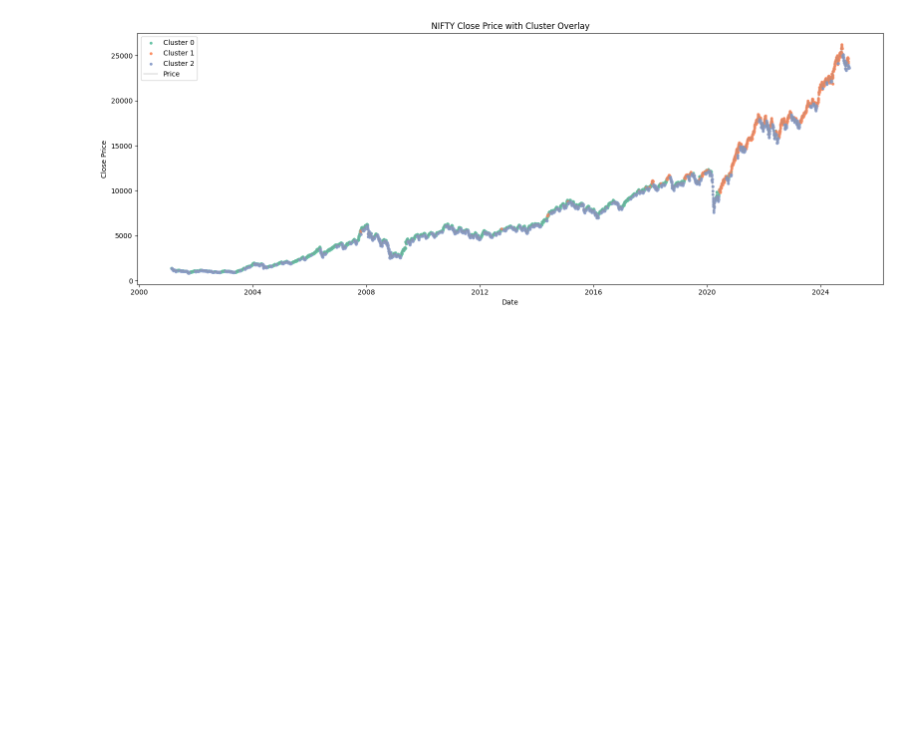
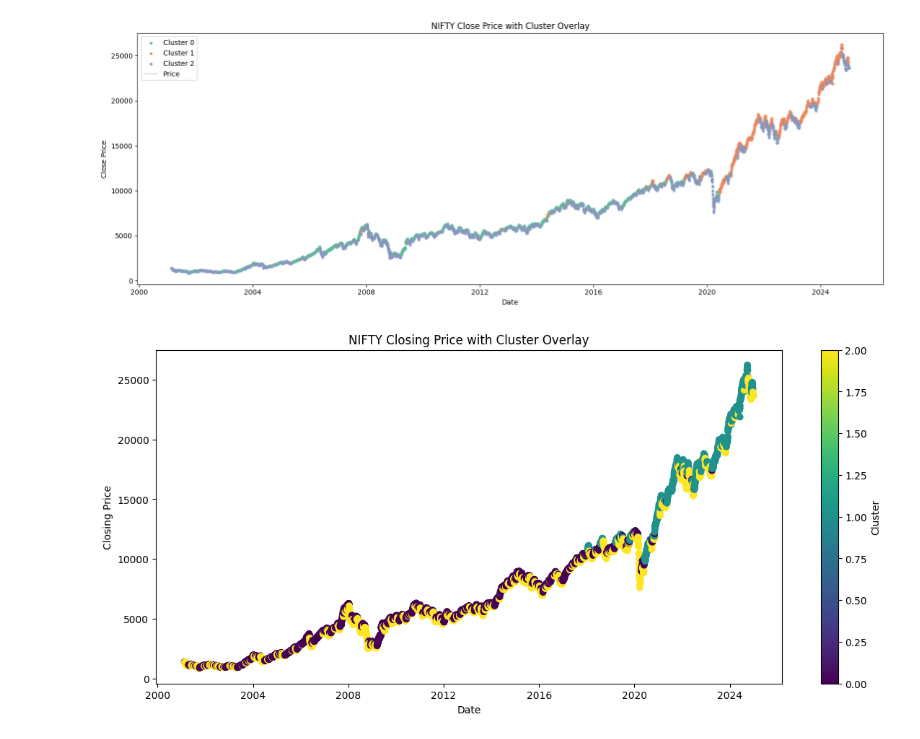
Before and after one commit to sangaw/candle-pattern-test, a Jupyter notebook: src/examples/cluster_overlay_price_chart.ipynb, the cells around one changed output. Saved outputs shown, nothing was run; the diff lists cells and outputs as text; code cells hidden in the pictures; blank space fills up the shorter version.

```diff
--- a/src/examples/cluster_overlay_price_chart.ipynb
+++ b/src/examples/cluster_overlay_price_chart.ipynb
@@ -54,3 +78,18 @@ plt.tight_layout()
 plt.show()
 # %% [output]
 [figure]
+# %%
+import matplotlib.pyplot as plt
+
+# Ensure 'date' is datetime for proper plotting
+df['date'] = pd.to_datetime(df['date'])
+
+plt.figure(figsize=(14, 6))
+scatter = plt.scatter(df_clustered['date'], df_clustered['close'], c=df_clustered['cluster'], cmap='viridis', label=df_clustered['cluster'])
+plt.title('NIFTY Closing Price with Cluster Overlay')
+plt.xlabel('Date')
+plt.ylabel('Closing Price')
+plt.colorbar(scatter, label='Cluster')
+plt.show()
+# %% [output]
+[figure, added]
```
Also changed, not shown: parts of 7 cells of this notebook, 8 other files.
